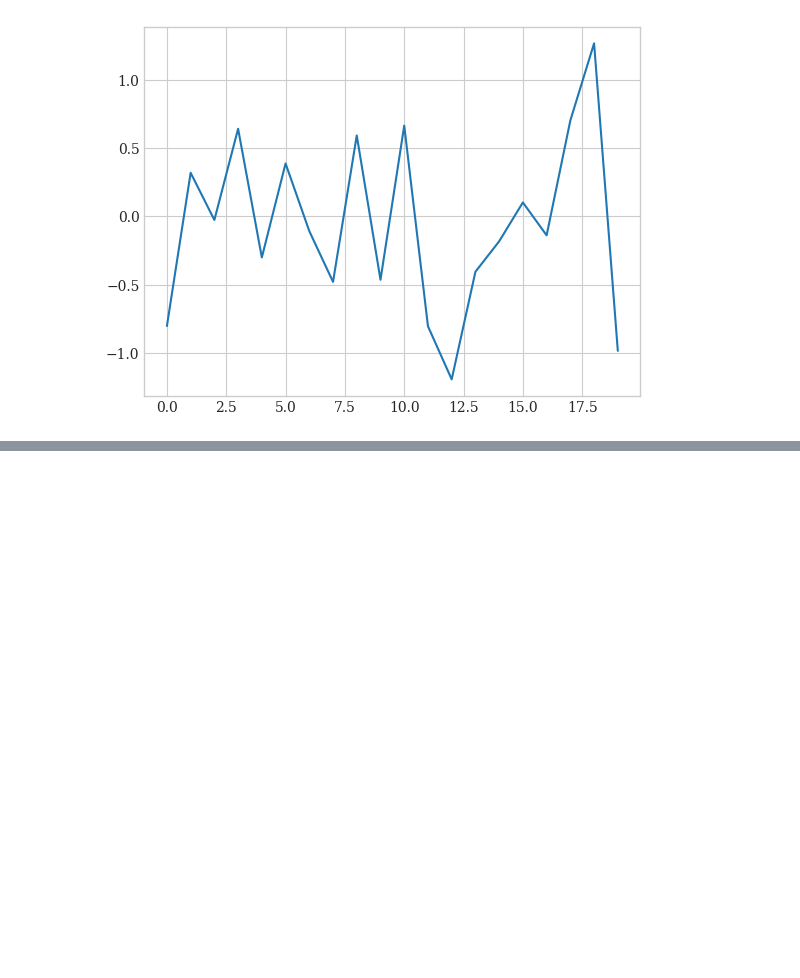
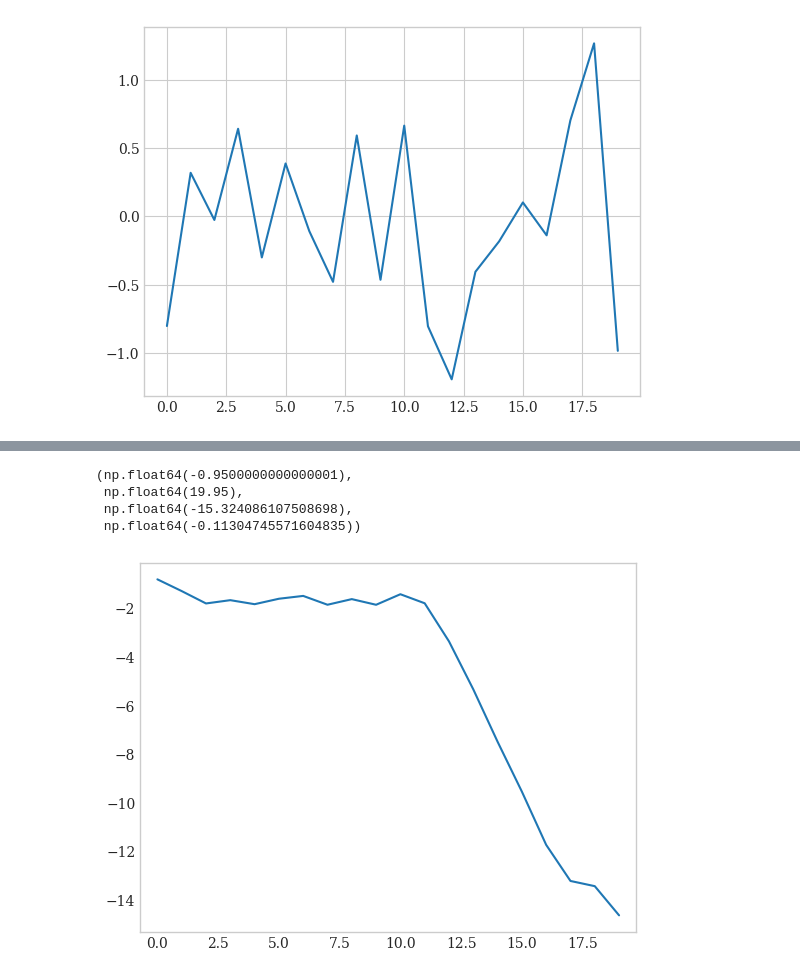
Before and after one commit to grojas123/PythonForFinanceMasteringDataDrivenFinance, a Jupyter notebook: DataVisualization/2dPloting.ipynb, the cells around one changed output, grey strips where cells are left out. Cells and saved outputs as stored; diff of their text form; code cells hidden in the pictures; blank space fills up the shorter version.

```diff
--- a/DataVisualization/2dPloting.ipynb
+++ b/DataVisualization/2dPloting.ipynb
@@ -31,0 +37,10 @@ plt.plot(y)
+# %%
+plt.plot(y.cumsum().cumsum())
+plt.grid(False)
+plt.axis('equal')
+# %% [output]
+(np.float64(-0.9500000000000001),
+ np.float64(19.95),
+ np.float64(-15.324086107508698),
+ np.float64(-0.11304745571604835))
+[figure, added]
```
Also changed, not shown: parts of 14 cells of this notebook.
